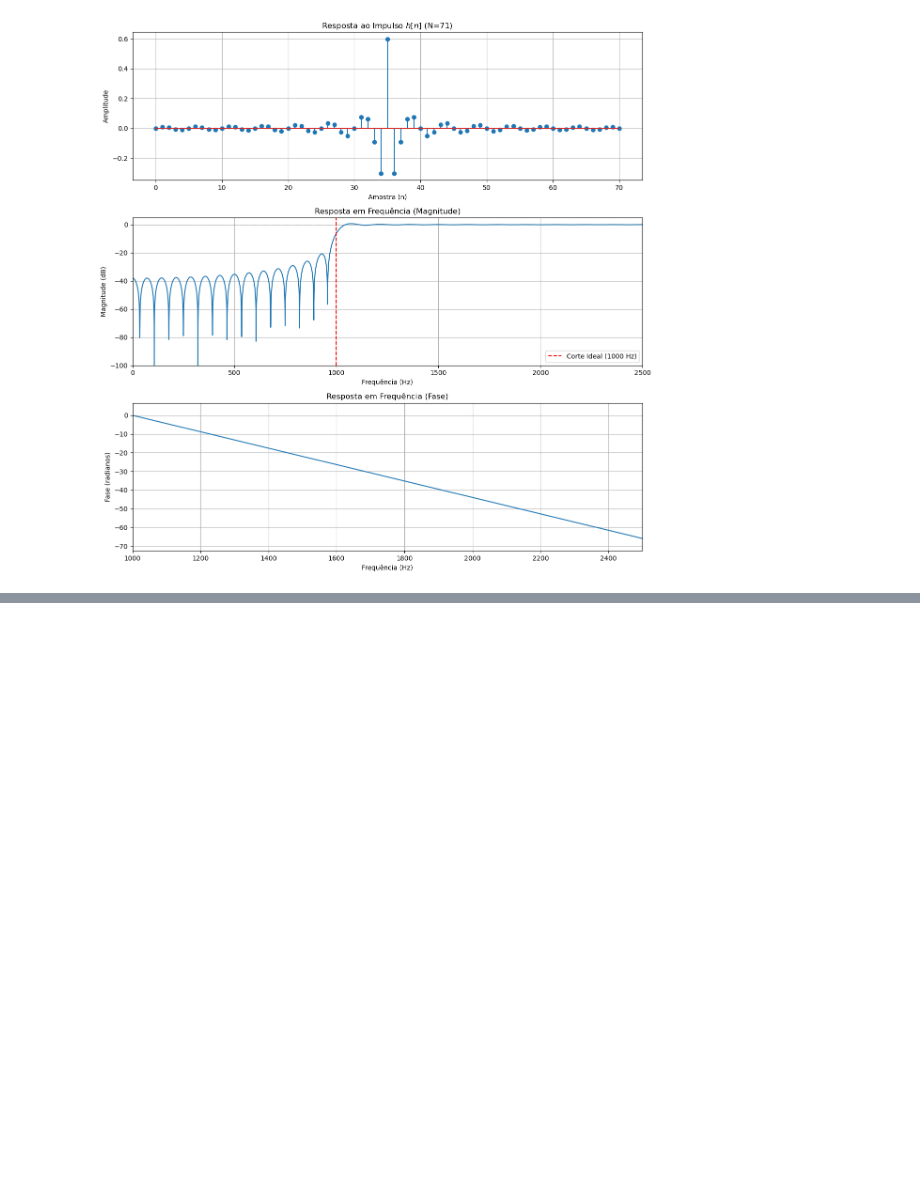
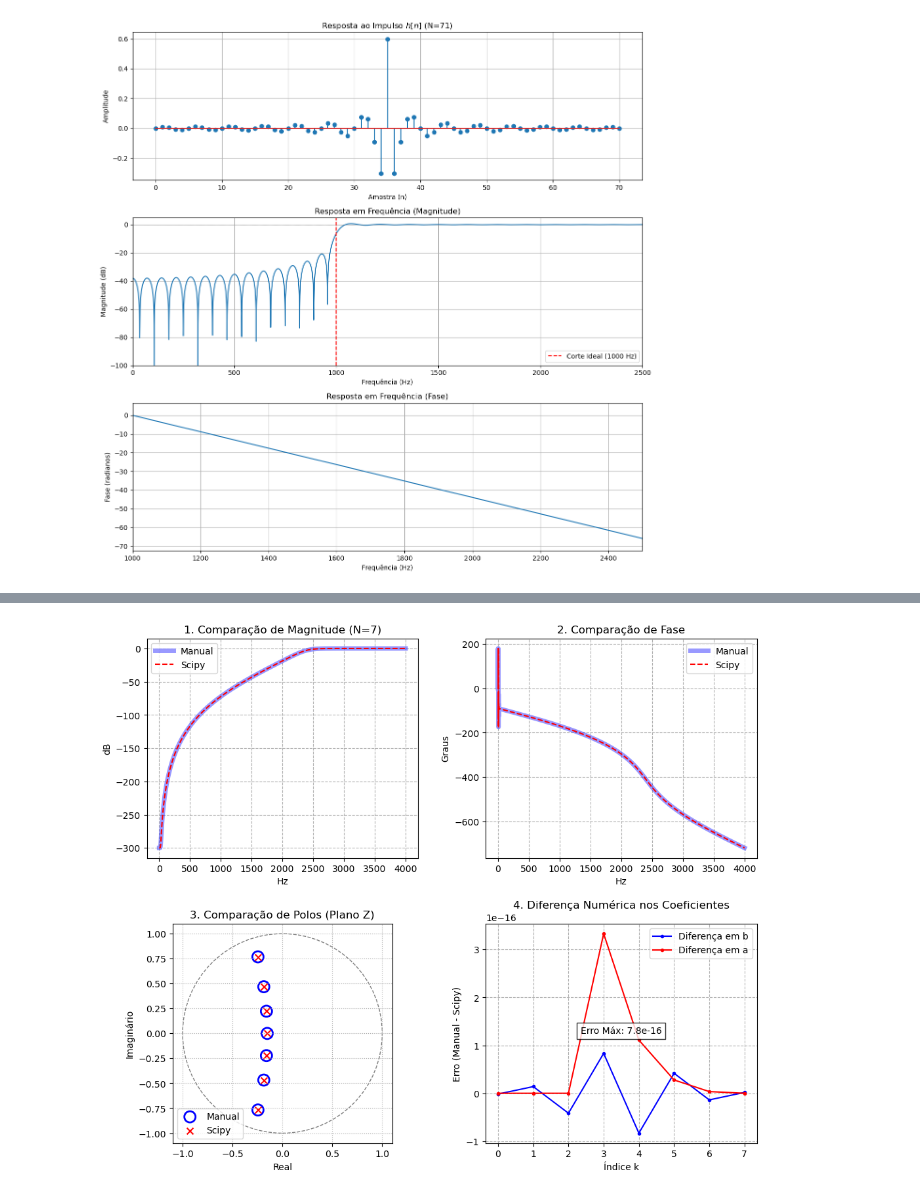
Before and after one commit to elmerfariass/DSPcap, a Jupyter notebook: Cap4-5-6.ipynb, the cells around one changed output, grey strips where cells are left out. Drawn from its saved outputs; the diff is of its cells as text; code cells hidden in the pictures; blank space fills up the shorter version.

```diff
--- a/Cap4-5-6.ipynb
+++ b/Cap4-5-6.ipynb
@@ -1023,0 +917,96 @@ Denominador (a): [1.      1.3354  1.61749 0.9976  0.48218 0.13559 0.0246  0.0018
+# %%
+
+def comparar_limpo(fp, fr, Ap, As, Fs):
+    print(f"--- Comparação Scipy vs Manual (Sem gráficos de erro) ---")
+
+    # 1. Execuções
+    b_man, a_man, N, wn_norm, p_man = projeto_filtro_manual(fp, fr, Ap, As, Fs)
+
+    # Scipy (mesmo N e wn_norm)
+    b_sci, a_sci = signal.butter(N, wn_norm, btype='high', output='ba')
+    z_sci, p_sci, k_sci = signal.butter(N, wn_norm, btype='high', output='zpk')
+
+    # --- PLOTAGEM (2x2) ---
+    fig = plt.figure(figsize=(12, 10))
+    gs = fig.add_gridspec(2, 2, hspace=0.3, wspace=0.25)
+
+    # Cálculos para os gráficos
+    w, h_man = signal.freqz(b_man, a_man, worN=8000)
+    w, h_sci = signal.freqz(b_sci, a_sci, worN=8000)
+    freqs = (Fs * 0.5 / np.pi) * w
+
+    mag_man = 20 * np.log10(np.abs(h_man) + 1e-15)
+    mag_sci = 20 * np.log10(np.abs(h_sci) + 1e-15)
+
+    fase_man = np.degrees(np.unwrap(np.angle(h_man)))
+    fase_sci = np.degrees(np.unwrap(np.angle(h_sci)))
+
+    # GRÁFICO 1: MAGNITUDE (Topo Esquerda)
+    ax1 = fig.add_subplot(gs[0, 0])
+    # Plotamos Manual com linha grossa e Scipy com tracejada fina
+    ax1.plot(freqs, mag_man, 'b', linewidth=5, alpha=0.4, label='Manual')
+    ax1.plot(freqs, mag_sci, 'r--', linewidth=1.5, label='Scipy')
+    ax1.set_title(f'1. Comparação de Magnitude (N={N})')
+    ax1.set_ylabel('dB')
+    ax1.set_xlabel('Hz')
+    ax1.legend()
+    ax1.grid(True, linestyle='--')
+
+    # GRÁFICO 2: FASE (Topo Direita)
+    ax2 = fig.add_subplot(gs[0, 1])
+    ax2.plot(freqs, fase_man, 'b', linewidth=5, alpha=0.4, label='Manual')
+    ax2.plot(freqs, fase_sci, 'r--', linewidth=1.5, label='Scipy')
+    ax2.set_title('2. Comparação de Fase')
+    ax2.set_ylabel('Graus')
+    ax2.set_xlabel('Hz')
+    ax2.legend()
+    ax2.grid(True, linestyle='--')
+
+    # GRÁFICO 3: POLOS (Baixo Esquerda)
+    ax3 = fig.add_subplot(gs[1, 0])
+    ax3.scatter(np.real(p_man), np.imag(p_man), s=150, marker='o',
+                facecolors='none', edgecolors='b', linewidth=2, label='Manual')
+    ax3.scatter(np.real(p_sci), np.imag(p_sci), s=50, marker='x',
+                color='r', label='Scipy')
+
+    circulo = plt.Circle((0,0), 1, color='gray', fill=False, linestyle='--')
+    ax3.add_patch(circulo)
+    ax3.set_aspect('equal')
+    ax3.set_title('3. Comparação de Polos (Plano Z)')
+    ax3.set_xlabel('Real')
+    ax3.set_ylabel('Imaginário')
+    ax3.legend(loc='lower left')
+    ax3.grid(True, linestyle=':')
+
+    # GRÁFICO 4: RESÍDUO DOS COEFICIENTES (Baixo Direita)
+    # Mantive este pois mostra o quão idênticos eles são (erro ~1e-15)
+    ax4 = fig.add_subplot(gs[1, 1])
+    indices = np.arange(len(b_man))
+    erro_b = b_man - b_sci
+    erro_a = a_man - a_sci
+
+    ax4.plot(indices, erro_b, 'b.-', label='Diferença em b')
+    ax4.plot(indices, erro_a, 'r.-', label='Diferença em a')
+    ax4.set_title('4. Diferença Numérica nos Coeficientes')
+    ax4.set_ylabel('Erro (Manual - Scipy)')
+    ax4.set_xlabel('Índice k')
+    ax4.legend()
+    ax4.grid(True, linestyle='--')
+
+    # Texto auxiliar para explicar a escala do erro
+    max_erro = max(np.max(np.abs(erro_b)), np.max(np.abs(erro_a)))
+    ax4.text(0.5, 0.5, f'Erro Máx: {max_erro:.1e}', transform=ax4.transAxes,
+             ha='center', bbox=dict(facecolor='white', alpha=0.8))
+
+    plt.tight_layout()
+    plt.show()
+
+# --- EXECUÇÃO ---
+Fs = 8000.0
+Fp = 2500.0
+Fr = 1500.0
+Ap = 1.0
+As = 40.0
+
+comparar_limpo(Fp, Fr, Ap, As, Fs)
+# %% [output]
@@ -1023,0 +1014 @@ Denominador (a): [1.      1.3354  1.61749 0.9976  0.48218 0.13559 0.0246  0.0018
+[figure, added]
```
Also changed, not shown: parts of 24 cells of this notebook.
